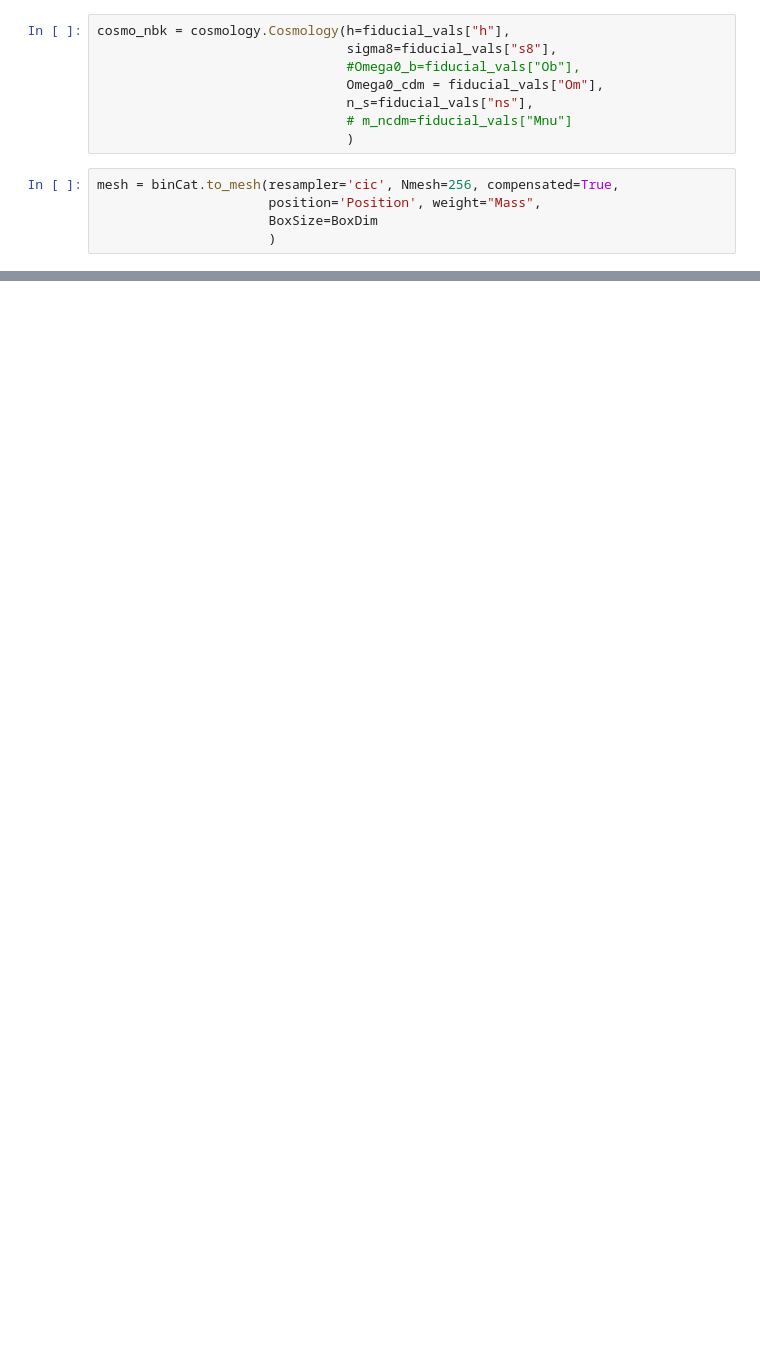
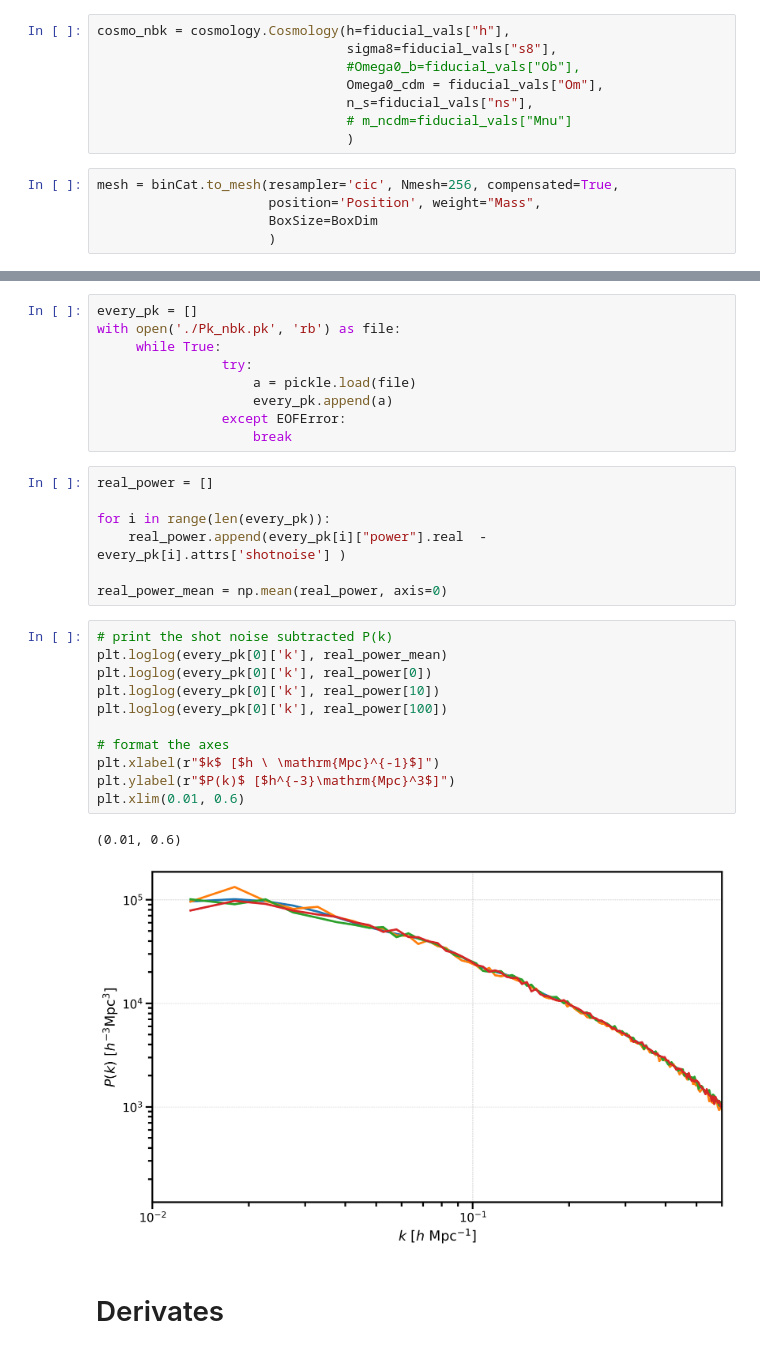
Before and after one commit to RiccGerva97/Tesi-Magistrale, a Jupyter notebook: nbk_analysis.ipynb, the cells around one changed output, grey strips where cells are left out. Drawn from its saved outputs; the diff is of its cells as text; blank space fills up the shorter version.

```diff
--- a/nbk_analysis.ipynb
+++ b/nbk_analysis.ipynb
@@ -169,0 +274,32 @@ r_3d = FFTPower(mesh, mode='1d', dk=0.005, kmin=0.01)
+# %%
+every_pk = []
+with open('./Pk_nbk.pk', 'rb') as file:
+     while True:
+                try:
+                    a = pickle.load(file)
+                    every_pk.append(a)
+                except EOFError:
+                    break
+# %%
+real_power = []
+
+for i in range(len(every_pk)):
+    real_power.append(every_pk[i]["power"].real  - every_pk[i].attrs['shotnoise'] )
+
+real_power_mean = np.mean(real_power, axis=0)
+# %%
+# print the shot noise subtracted P(k)
+plt.loglog(every_pk[0]['k'], real_power_mean)
+plt.loglog(every_pk[0]['k'], real_power[0])
+plt.loglog(every_pk[0]['k'], real_power[10])
+plt.loglog(every_pk[0]['k'], real_power[100])
+
+# format the axes
+plt.xlabel(r"$k$ [$h \ \mathrm{Mpc}^{-1}$]")
+plt.ylabel(r"$P(k)$ [$h^{-3}\mathrm{Mpc}^3$]")
+plt.xlim(0.01, 0.6)
+# %% [output]
+(0.01, 0.6)
+[figure, added]
+# %% [markdown]
+# Derivates
```
Also changed, not shown: parts of 9 cells of this notebook, 2 other files.
